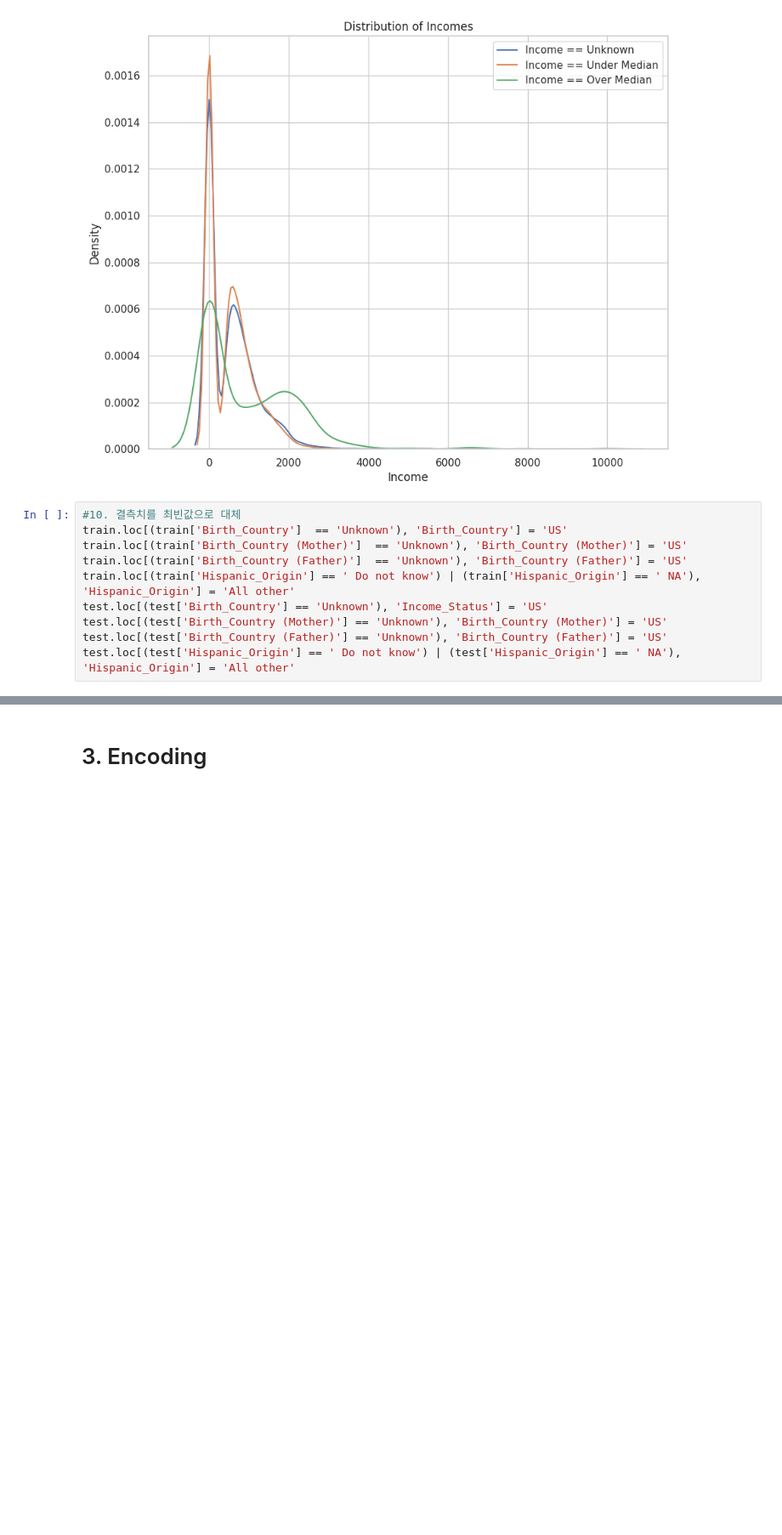
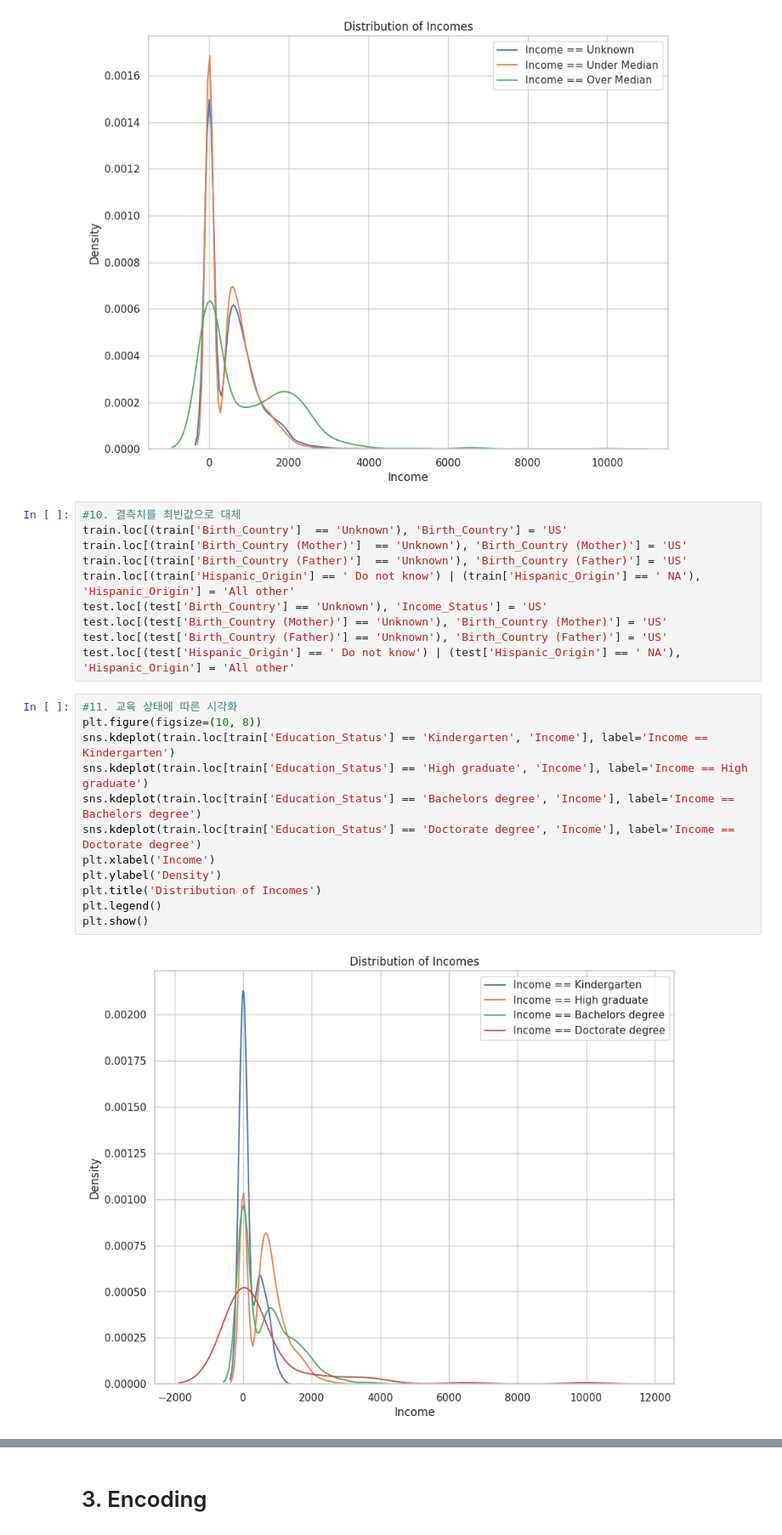
Before and after one commit to mincoder00/INCOME_PREDICT, a Jupyter notebook: INCOME_PREDICT.ipynb, the cells around one changed output, grey strips where cells are left out. Shown at 85% size. Drawn from its saved outputs; the diff is of its cells as text; blank space fills up the shorter version.

```diff
--- a/INCOME_PREDICT.ipynb
+++ b/INCOME_PREDICT.ipynb
@@ -219,3 +217,17 @@ test.loc[(test['Birth_Country'] == 'Unknown'), 'Income_Status'] = 'US'
 test.loc[(test['Birth_Country (Mother)'] == 'Unknown'), 'Birth_Country (Mother)'] = 'US'
 test.loc[(test['Birth_Country (Father)'] == 'Unknown'), 'Birth_Country (Father)'] = 'US'
 test.loc[(test['Hispanic_Origin'] == ' Do not know') | (test['Hispanic_Origin'] == ' NA'), 'Hispanic_Origin'] = 'All other'
+# %%
+#11. 교육 상태에 따른 시각화
+plt.figure(figsize=(10, 8))
+sns.kdeplot(train.loc[train['Education_Status'] == 'Kindergarten', 'Income'], label='Income == Kindergarten')
+sns.kdeplot(train.loc[train['Education_Status'] == 'High graduate', 'Income'], label='Income == High graduate')
+sns.kdeplot(train.loc[train['Education_Status'] == 'Bachelors degree', 'Income'], label='Income == Bachelors degree')
+sns.kdeplot(train.loc[train['Education_Status'] == 'Doctorate degree', 'Income'], label='Income == Doctorate degree')
+plt.xlabel('Income')
+plt.ylabel('Density')
+plt.title('Distribution of Incomes')
+plt.legend()
+plt.show()
+# %% [output]
+[figure, added]
```
Also changed, not shown: parts of 12 cells of this notebook, 1 other file.
